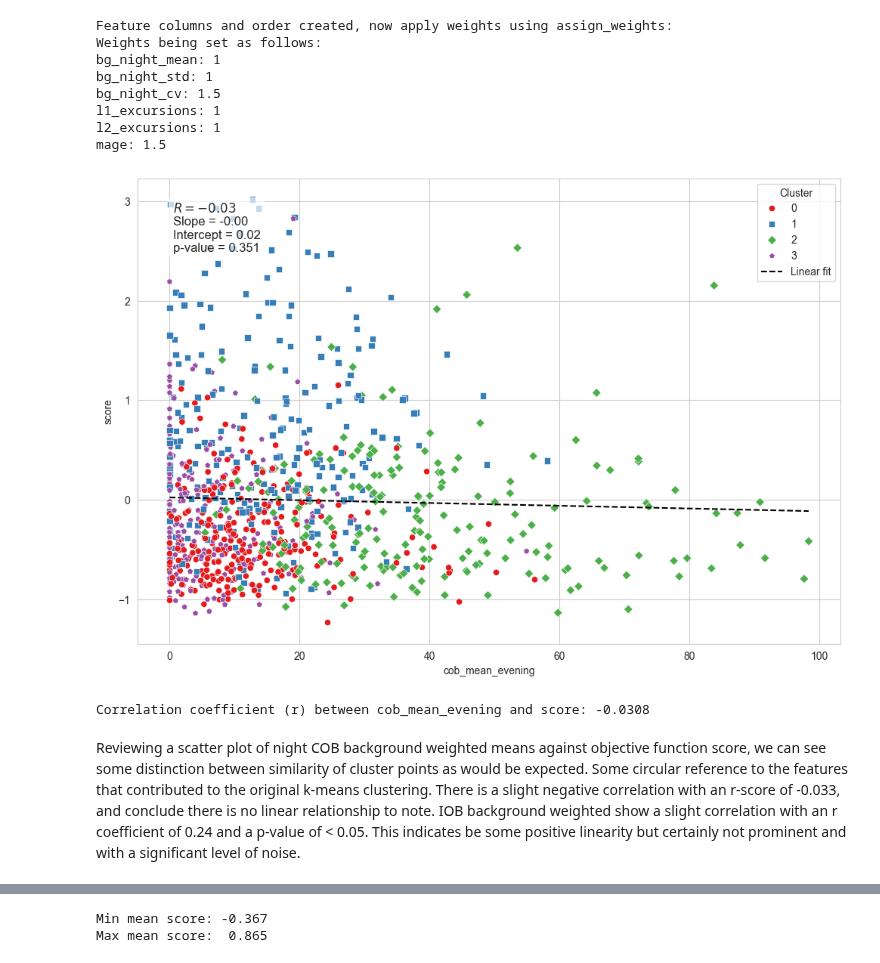
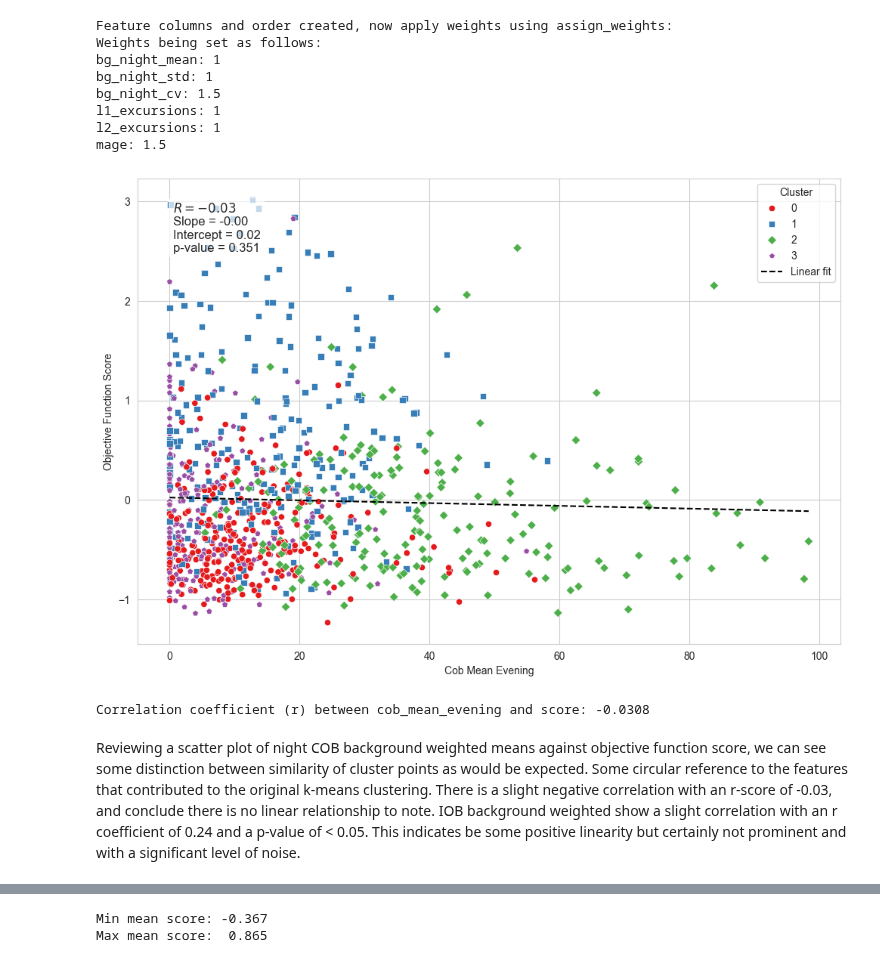
Before and after one commit to rdbrist/masters_project, a Jupyter notebook: notebooks/2.06-rd-defining-an-objective-function.ipynb, the cells around one changed output, grey strips where cells are left out. Drawn from its saved outputs; the diff is of its cells as text; code cells hidden in the pictures.

```diff
--- a/notebooks/2.06-rd-defining-an-objective-function.ipynb
+++ b/notebooks/2.06-rd-defining-an-objective-function.ipynb
@@ -175,37 +178,39 @@ evening_means = evening_means.join(clusters)
 def plot_scores_scatter(df, x_var):
     fig, ax = plt.subplots(figsize=(12, 8))
     ax = sns.scatterplot(
         df,
         x=x_var,
         y='score',
         hue='cluster',
         palette='Set1',
         style='cluster',
         markers=['o', 's', 'D', 'p']
     )
 
     X = df[x_var].values.reshape(-1, 1)
     y = df['score'].values
 
     slope, intercept, r_value, p_value, std_err = stats.linregress(X.flatten(), y)
     textstr = f'$R = {r_value:.2f}$\nSlope = {slope:.2f}\nIntercept = {intercept:.2f}\np-value = {p_value:.3g}'
     x_vals = np.linspace(X.min(), X.max(), 100)
     y_vals = slope * x_vals + intercept
     ax.plot(x_vals, y_vals, color='black', linestyle='--', label='Linear fit')
     ax.annotate(textstr, xy=(0.05, 0.95), xycoords='axes fraction', fontsize=12,
                 verticalalignment='top', bbox=dict(boxstyle='round', facecolor='white', alpha=0.7))
 
     ax.legend(title='Cluster', loc='upper right')
 
+    ax.set_xlabel(x_var.replace('_', ' ').title())
+    ax.set_ylabel('Objective Function Score')
     plt.show()
     print(f'Correlation coefficient (r) between {x_var} and score: {r_value:.4f}')
 
 plot_scores_scatter(evening_means, 'cob_mean_evening')
 # %% [output]
-[figure, old version]
+[figure, new version]
 Correlation coefficient (r) between cob_mean_evening and score: -0.0308
 # %% [markdown]
-Reviewing a scatter plot of night COB background weighted means against objective function score, we can see some distinction between similarity of cluster points as would be expected. Some circular reference to the features that contributed to the original k-means clustering. There is a slight negative correlation with an r-score of -0.033, and conclude there is no linear relationship to note. IOB background weighted show a slight correlation with an r coefficient of 0.24 and a p-value of < 0.05. This indicates be some positive linearity but certainly not prominent and with a significant level of noise.
+Reviewing a scatter plot of night COB background weighted means against objective function score, we can see some distinction between similarity of cluster points as would be expected. Some circular reference to the features that contributed to the original k-means clustering. There is a slight negative correlation with an r-score of -0.03, and conclude there is no linear relationship to note. IOB background weighted show a slight correlation with an r coefficient of 0.24 and a p-value of < 0.05. This indicates be some positive linearity but certainly not prominent and with a significant level of noise.
 # %%
 plot_scores_scatter(evening_means, 'iob_mean_evening')
 # %% [output]
```
Also changed, not shown: parts of 20 cells of this notebook, 4 other files.
